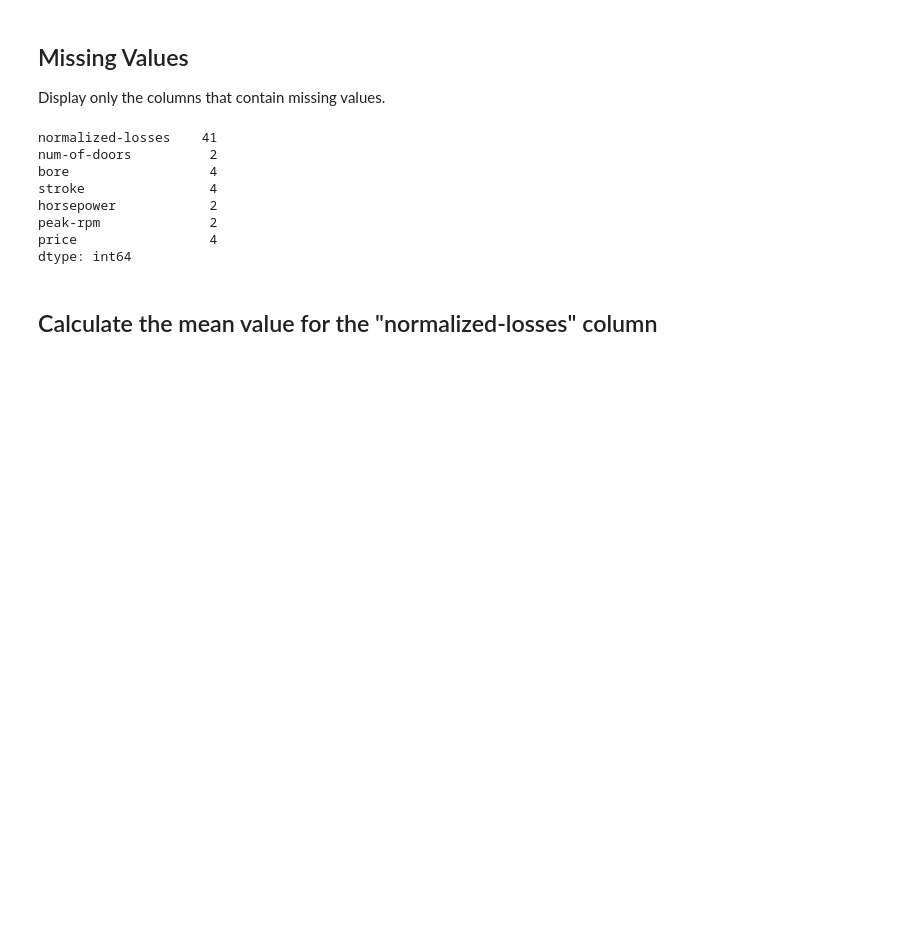
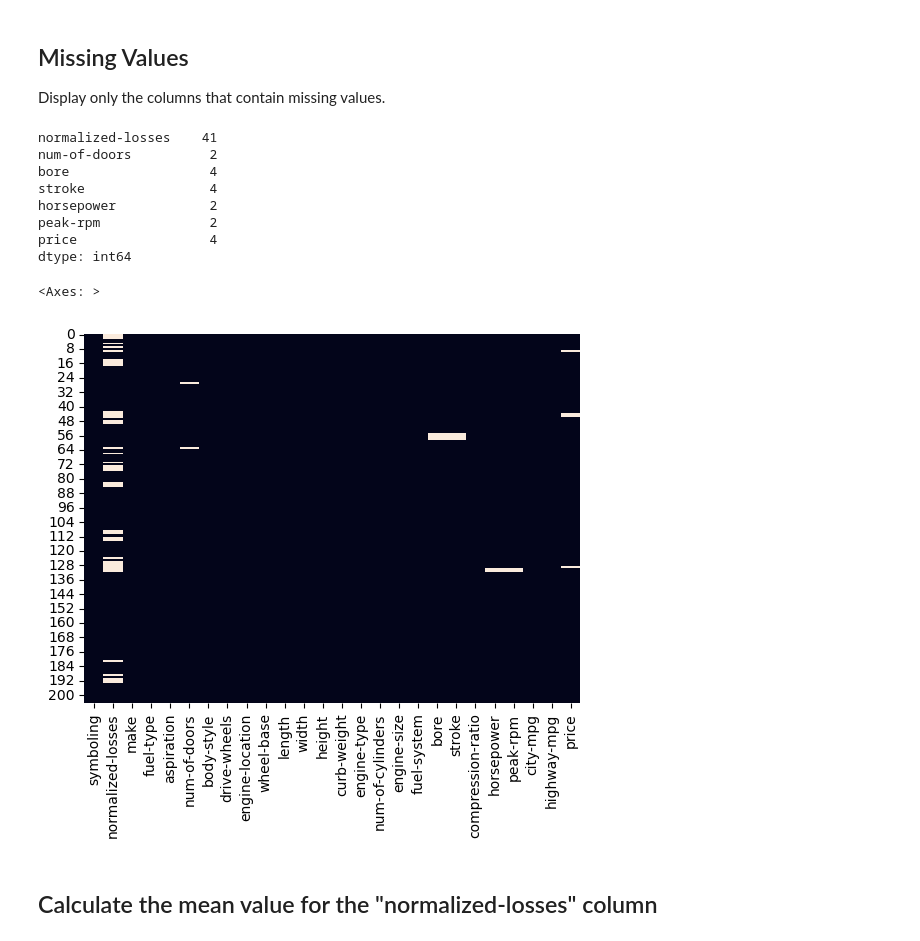
Before and after one commit to senatopgul/python-usedcarpricing, a Jupyter notebook: notebooks/code.ipynb, the cells around one changed output. Saved outputs shown, nothing was run; the diff lists cells and outputs as text; code cells hidden in the pictures; blank space fills up the shorter version.

```diff
--- a/notebooks/code.ipynb
+++ b/notebooks/code.ipynb
@@ -111,6 +126,13 @@ horsepower            2
 peak-rpm              2
 price                 4
 dtype: int64
+# %%
+import seaborn as sns
+
+sns.heatmap(df.isnull(), cbar=False)
+# %% [output]
+<Axes: >
+[figure, added]
 # %% [markdown]
 ## Calculate the mean value for the "normalized-losses" column
 # %%
```
Also changed, not shown: parts of 4 cells of this notebook.
